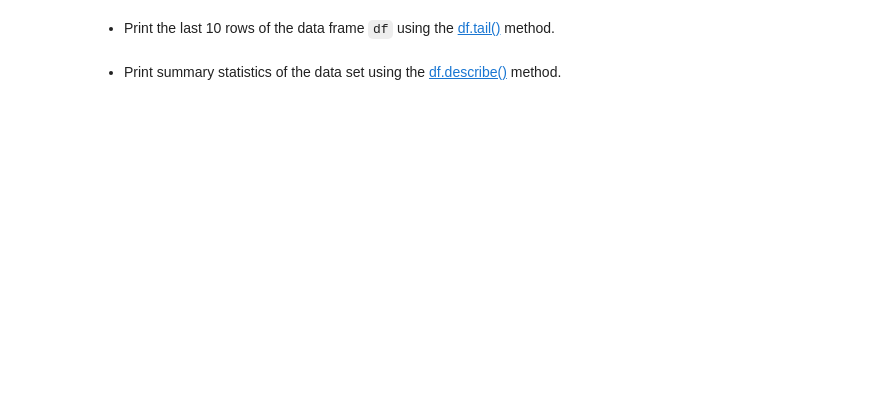
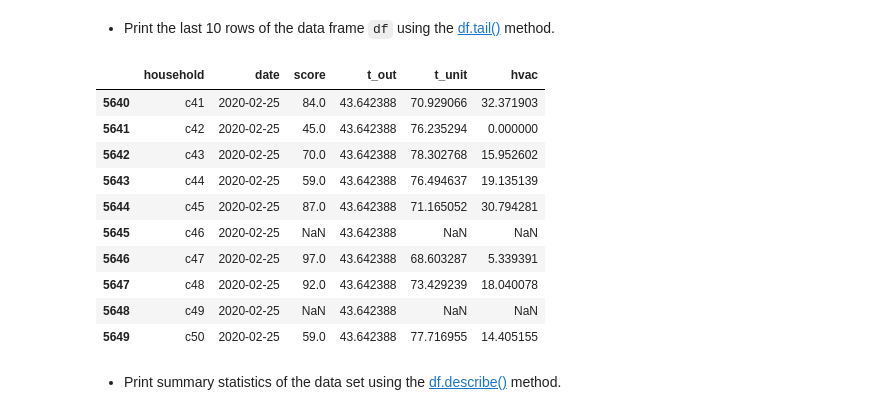
Before and after one commit to naray130/ME-239-HW, a Jupyter notebook: lecture03/homework_03.ipynb, the cells around one changed output. Cells and saved outputs as stored; diff of their text form; code cells hidden in the pictures; blank space fills up the shorter version.

```diff
--- a/lecture03/homework_03.ipynb
+++ b/lecture03/homework_03.ipynb
@@ -171,6 +195,20 @@ Answer the following questions.
 + Print the last 10 rows of the data frame `df` using the [df.tail()](https://pandas.pydata.org/docs/reference/api/pandas.DataFrame.tail.html) method.
 # %%
 # Your code here
+
+df.tail(10)
+# %% [output]
+|  | household | date | score | t_out | t_unit | hvac |
+| 5640 | c41 | 2020-02-25 | 84.0 | 43.642388 | 70.929066 | 32.371903 |
+| 5641 | c42 | 2020-02-25 | 45.0 | 43.642388 | 76.235294 | 0.000000 |
+| 5642 | c43 | 2020-02-25 | 70.0 | 43.642388 | 78.302768 | 15.952602 |
+| 5643 | c44 | 2020-02-25 | 59.0 | 43.642388 | 76.494637 | 19.135139 |
+| 5644 | c45 | 2020-02-25 | 87.0 | 43.642388 | 71.165052 | 30.794281 |
+| 5645 | c46 | 2020-02-25 | NaN | 43.642388 | NaN | NaN |
+| 5646 | c47 | 2020-02-25 | 97.0 | 43.642388 | 68.603287 | 5.339391 |
+| 5647 | c48 | 2020-02-25 | 92.0 | 43.642388 | 73.429239 | 18.040078 |
+| 5648 | c49 | 2020-02-25 | NaN | 43.642388 | NaN | NaN |
+| 5649 | c50 | 2020-02-25 | 59.0 | 43.642388 | 77.716955 | 14.405155 |
 # %% [markdown]
 + Print summary statistics of the data set using the [df.describe()](https://pandas.pydata.org/docs/reference/api/pandas.DataFrame.describe.html) method.
 # %%
```
Also changed, not shown: parts of 7 cells of this notebook.
